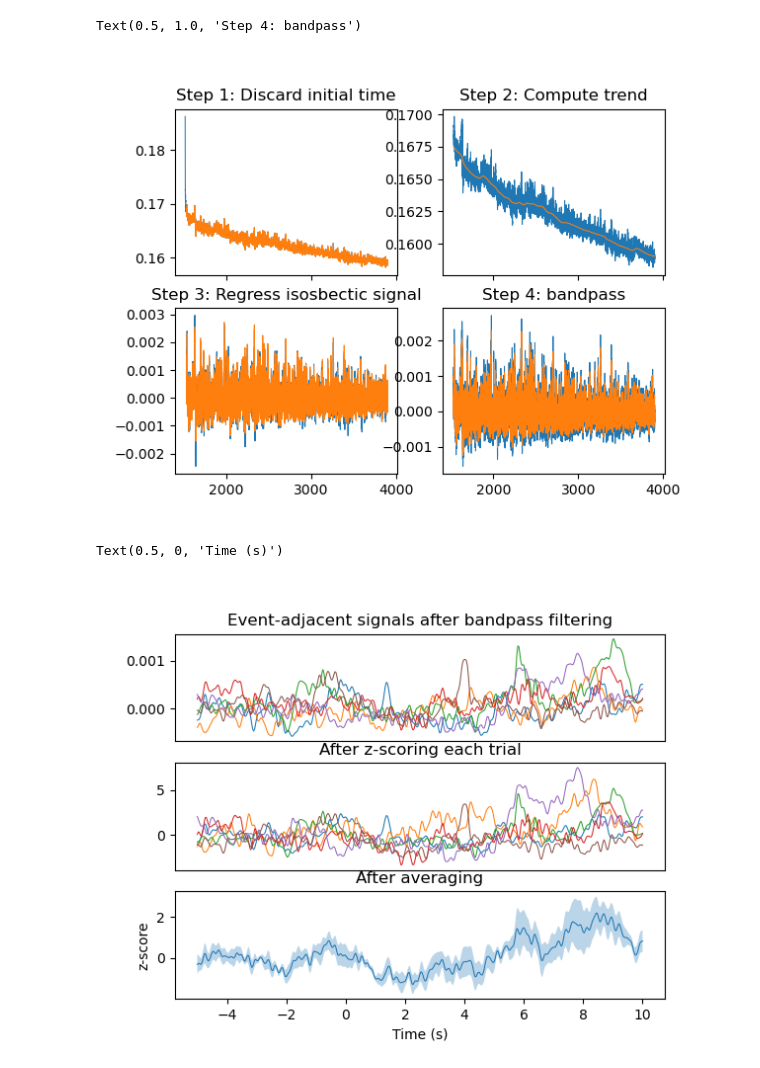
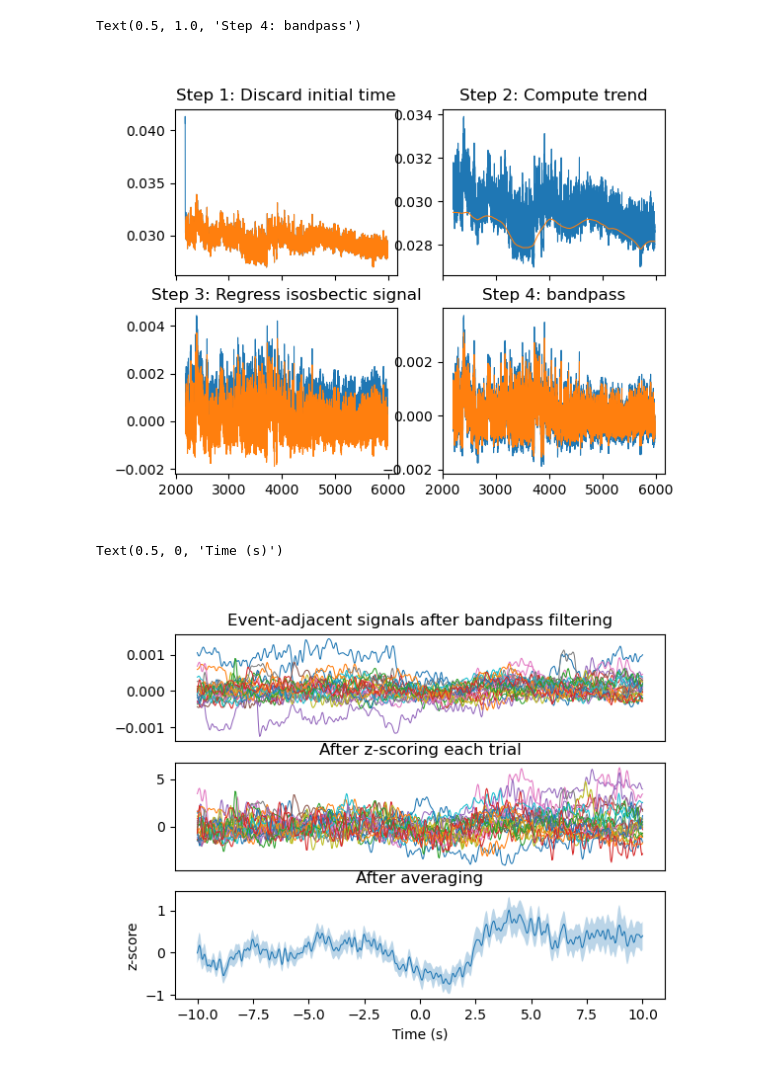
Before and after one commit to praneethnamburi/Photometry_and_Licks_BeyelerLab, a Jupyter notebook: notebooks/lick_analysis.ipynb, the cells around one changed output. Saved outputs shown, nothing was run; the diff lists cells and outputs as text; code cells hidden in the pictures.

```diff
--- a/notebooks/lick_analysis.ipynb
+++ b/notebooks/lick_analysis.ipynb
@@ -7,7 +7,10 @@ import beyelerlab as ab
 
 %matplotlib widget
 
-fdir = r'C:\Users\prane\Downloads\PhotoM groupe 1'
+# fdir = r'C:\Users\prane\Downloads\PhotoM groupe 1'
+fdir = r'C:\Users\prane\Downloads\Compulsive1G1'
+# fdir = r'C:\Users\prane\Downloads\BingeB1'
+
 default_params = {
     'file_types'        : ('lick_times', 'isos', 'GCaMP'), # add RCaMP (or similar) at the end if you have that
     'use_names_from'    : 'GCaMP', # source file for using mouse names
@@ -67,31 +70,41 @@ ax[1, 1].plot(*m[m._t0 + p.discard_initial_s:].detrend_airPLS(p.detrend_lambda).
 ax[1, 1].set_title('Step 4: bandpass')
 # %% [output]
 Text(0.5, 1.0, 'Step 4: bandpass')
-[figure, old version]
+[figure, new version]
 # %%
 m_lickstart = d(mouse_id).lick_times
 events = tuple(m_lickstart.bout_start())
-event_signals = sampled.Siglets(m_proc, events, window=(-5., 10.)) # set event window here (including baseline)
-baseline_signals = sampled.Siglets(m_proc, events, window=(-5., 0.)) # set baseline window here
+
+discard_intervals = [(2050., 2075.), (3550., 3553.)] # add intervals in time that you wish to disregard for event related analysis
+events_filtered = []
+for ev_time in events:
+    for dt_start, dt_end in discard_intervals:
+        if dt_start <= ev_time <= dt_end:
+            continue
+        events_filtered.append(ev_time)
+events = events_filtered
+
+event_signals = sampled.Siglets(m_proc, events, window=(-10., 10.)) # set event window here (including baseline)
+baseline_signals = sampled.Siglets(m_proc, events, window=(-10., 0.)) # set baseline window here
 baseline_mean = baseline_signals(np.mean, axis='time')
 baseline_std = baseline_signals(np.std, axis='time')
 event_signals_z = (event_signals() - baseline_mean)/baseline_std
 
 _, ax = plt.subplots(3, 1)
 ax[0].plot(event_signals.t, event_signals()) # after bandpass
 ax[0].set_title('Event-adjacent signals after bandpass filtering')
 ax[0].get_xaxis().set_visible(False)
 ax[1].plot(event_signals.t, event_signals_z) # z-scored signals
 ax[1].get_xaxis().set_visible(False)
 ax[1].set_title('After z-scoring each trial')
 
 mu = np.mean(event_signals_z, axis=1)
 sem = np.std(event_signals_z, axis=1)/np.sqrt(event_signals.n)
 ax[2].plot(event_signals.t, mu) # mean of z-scored signals
 ax[2].fill_between(event_signals.t, mu-sem, mu+sem, alpha=0.3) # standard error of the mean
 ax[2].set_title('After averaging')
 ax[2].set_ylabel('z-score')
 ax[2].set_xlabel('Time (s)')
 # %% [output]
 Text(0.5, 0, 'Time (s)')
-[figure, old version]
+[figure, new version]
```
Also changed, not shown: parts of 3 cells of this notebook, 1 other file.
